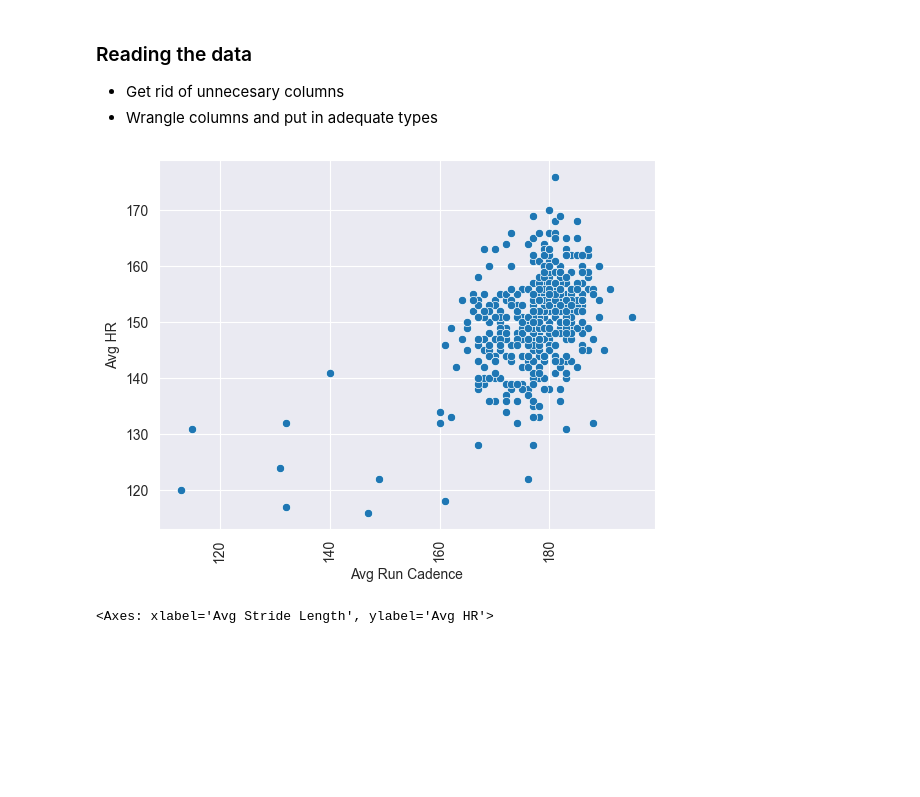
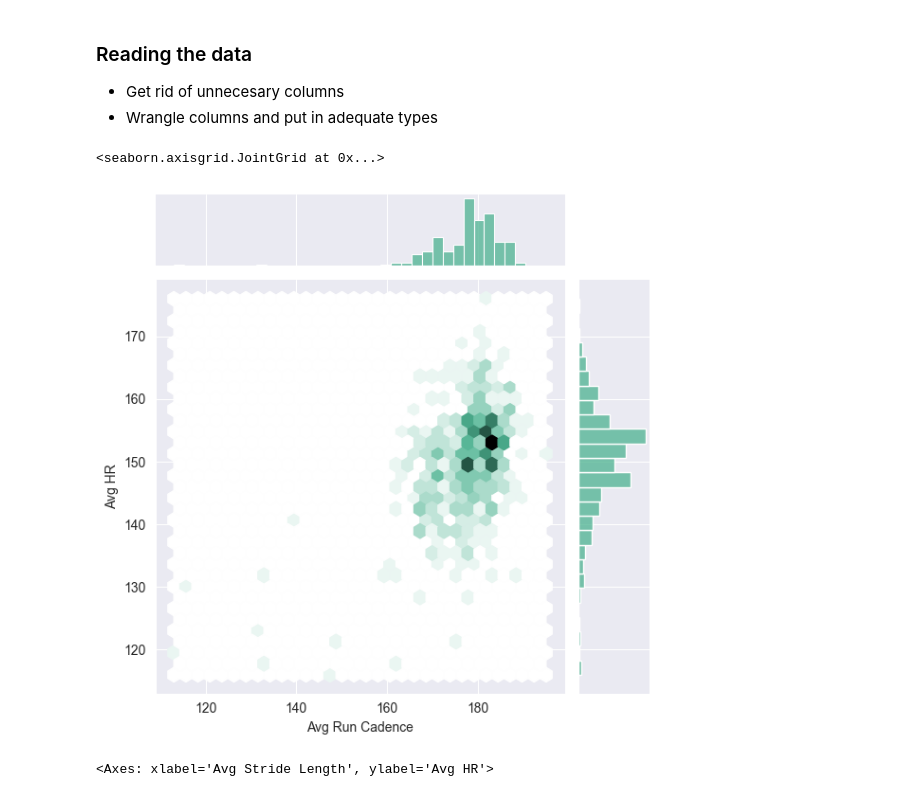
Before and after one commit to jsaraviadrago/Misc-Portfolio, a Jupyter notebook: 8. Running activity/Script_runs.ipynb, the cells around one changed output. Cells and saved outputs as stored; diff of their text form; code cells hidden in the pictures; blank space fills up the shorter version.

```diff
--- a/8. Running activity/Script_runs.ipynb
+++ b/8. Running activity/Script_runs.ipynb
@@ -15,7 +15,7 @@ from datetime import timedelta
 - Wrangle columns and put in adequate types
 # %%
 # read the data
-data_runs = pd.read_csv("C:\\Users\\JuanCarlosSaraviaDra\\Dropbox\\Garmin\\Activities_07082024.csv")
+data_runs = pd.read_csv("C:\\Users\\JuanCarlosSaraviaDra\\Dropbox\\Garmin\\Activities_07082024.csv", sep = ";")
 
 # Extract only the columns that will be used
 data_runs = data_runs[['Activity Type', 'Date', 'Distance', 'Calories', 'Time', 'Avg HR', 'Max HR', 'Avg Run Cadence', 'Max Run Cadence', 'Avg Pace', 'Best Pace', 'Total Ascent', 'Total Descent', 'Avg Stride Length', 'Number of Laps', 'Moving Time', 'Elapsed Time',  'Min Elevation', 'Max Elevation']]
@@ -47,10 +47,9 @@ columns_Pace = ['Avg Pace', 'Best Pace']
 data_runs[columns_Pace] = data_runs[columns_Pace].apply(pd.to_datetime, format = '%M:%S', errors = 'coerce',
                                                         axis = 1)
 # %%
-ax = sn.scatterplot(x="Avg Run Cadence",
-                    y="Avg HR",
-                    data=data_runs)
-ax.tick_params(axis='x', labelrotation=90)
+sn.jointplot(x="Avg Run Cadence", y="Avg HR",
+             data= data_runs, kind="hex", color="#4CB391")
 # %% [output]
+<seaborn.axisgrid.JointGrid at 0x...>
-[figure, old version]
+[figure, new version]
 # %%
```
Also changed, not shown: parts of 1 cell of this notebook, 1 other file.
